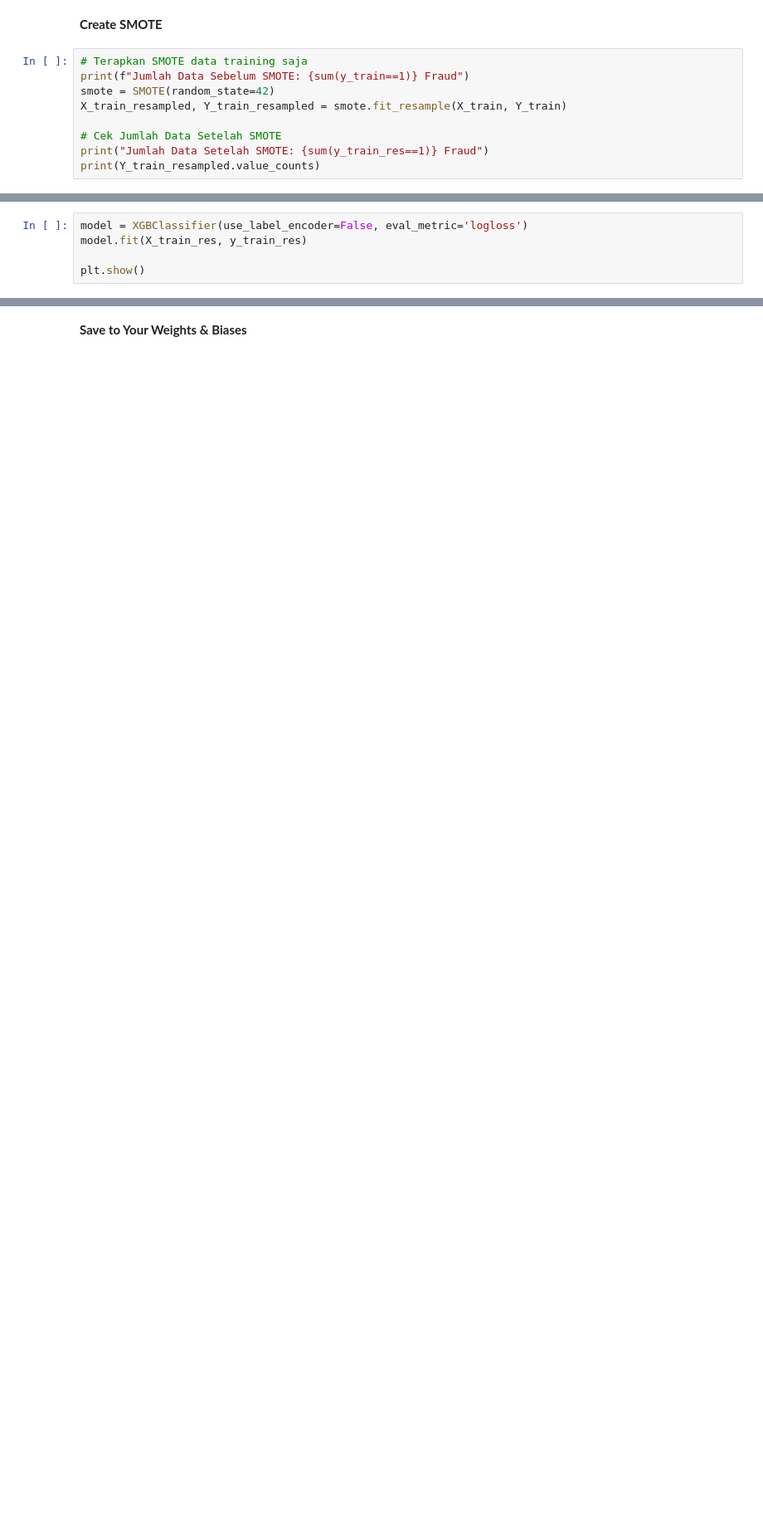
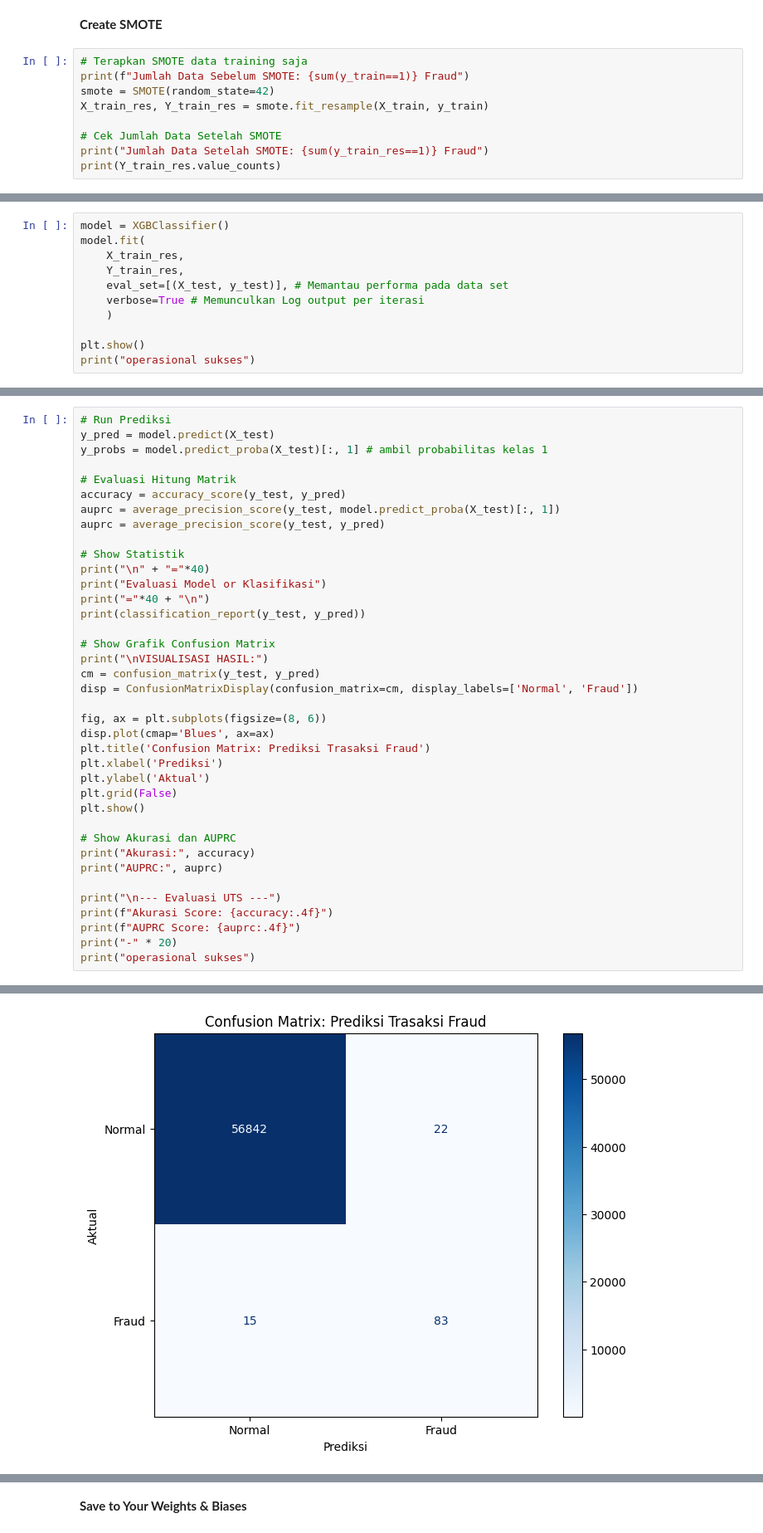
Before and after one commit to ronggobp/Machine-Learning-Course-2026, a Jupyter notebook: assignments/week-08/2411070095_Raki Raihan/Ra.Han_W8_Financial Risk-(Classification).ipynb, the cells around one changed output, grey strips where cells are left out. Shown at 83% size. Saved outputs shown, nothing was run; the diff lists cells and outputs as text; blank space fills up the shorter version.

```diff
--- a/assignments/week-08/2411070095_Raki Raihan/Ra.Han_W8_Financial Risk-(Classification).ipynb
+++ b/assignments/week-08/2411070095_Raki Raihan/Ra.Han_W8_Financial Risk-(Classification).ipynb
@@ -105,8 +256,8 @@ plt.show()
 # Terapkan SMOTE data training saja
 print(f"Jumlah Data Sebelum SMOTE: {sum(y_train==1)} Fraud")
 smote = SMOTE(random_state=42)
-X_train_resampled, Y_train_resampled = smote.fit_resample(X_train, Y_train)
+X_train_res, Y_train_res = smote.fit_resample(X_train, y_train)
 
 # Cek Jumlah Data Setelah SMOTE
 print("Jumlah Data Setelah SMOTE: {sum(y_train_res==1)} Fraud")
-print(Y_train_resampled.value_counts)
+print(Y_train_res.value_counts)
@@ -115,5 +281,11 @@ print(Y_train_resampled.value_counts)
-# %%
-model = XGBClassifier(use_label_encoder=False, eval_metric='logloss')
-model.fit(X_train_res, y_train_res)
-
-plt.show()
+# %%
+model = XGBClassifier()
+model.fit(
+    X_train_res,
+    Y_train_res,
+    eval_set=[(X_test, y_test)], # Memantau performa pada data set
+    verbose=True # Memunculkan Log output per iterasi
+    )
+
+plt.show()
+print("operasional sukses")
@@ -119,0 +312,39 @@ plt.show()
+# %%
+# Run Prediksi
+y_pred = model.predict(X_test)
+y_probs = model.predict_proba(X_test)[:, 1] # ambil probabilitas kelas 1
+
+# Evaluasi Hitung Matrik
+accuracy = accuracy_score(y_test, y_pred)
+auprc = average_precision_score(y_test, model.predict_proba(X_test)[:, 1])
+auprc = average_precision_score(y_test, y_pred)
+
+# Show Statistik
+print("\n" + "="*40)
+print("Evaluasi Model or Klasifikasi")
+print("="*40 + "\n")
+print(classification_report(y_test, y_pred))
+
+# Show Grafik Confusion Matrix
+print("\nVISUALISASI HASIL:")
+cm = confusion_matrix(y_test, y_pred)
+disp = ConfusionMatrixDisplay(confusion_matrix=cm, display_labels=['Normal', 'Fraud'])
+
+fig, ax = plt.subplots(figsize=(8, 6))
+disp.plot(cmap='Blues', ax=ax)
+plt.title('Confusion Matrix: Prediksi Trasaksi Fraud')
+plt.xlabel('Prediksi')
+plt.ylabel('Aktual')
+plt.grid(False)
+plt.show()
+
+# Show Akurasi dan AUPRC
+print("Akurasi:", accuracy)
+print("AUPRC:", auprc)
+
+print("\n--- Evaluasi UTS ---")
+print(f"Akurasi Score: {accuracy:.4f}")
+print(f"AUPRC Score: {auprc:.4f}")
+print("-" * 20)
+print("operasional sukses")
+# %% [output]
@@ -119,0 +366 @@ plt.show()
+[figure, added]
```
Also changed, not shown: parts of 16 cells of this notebook.
